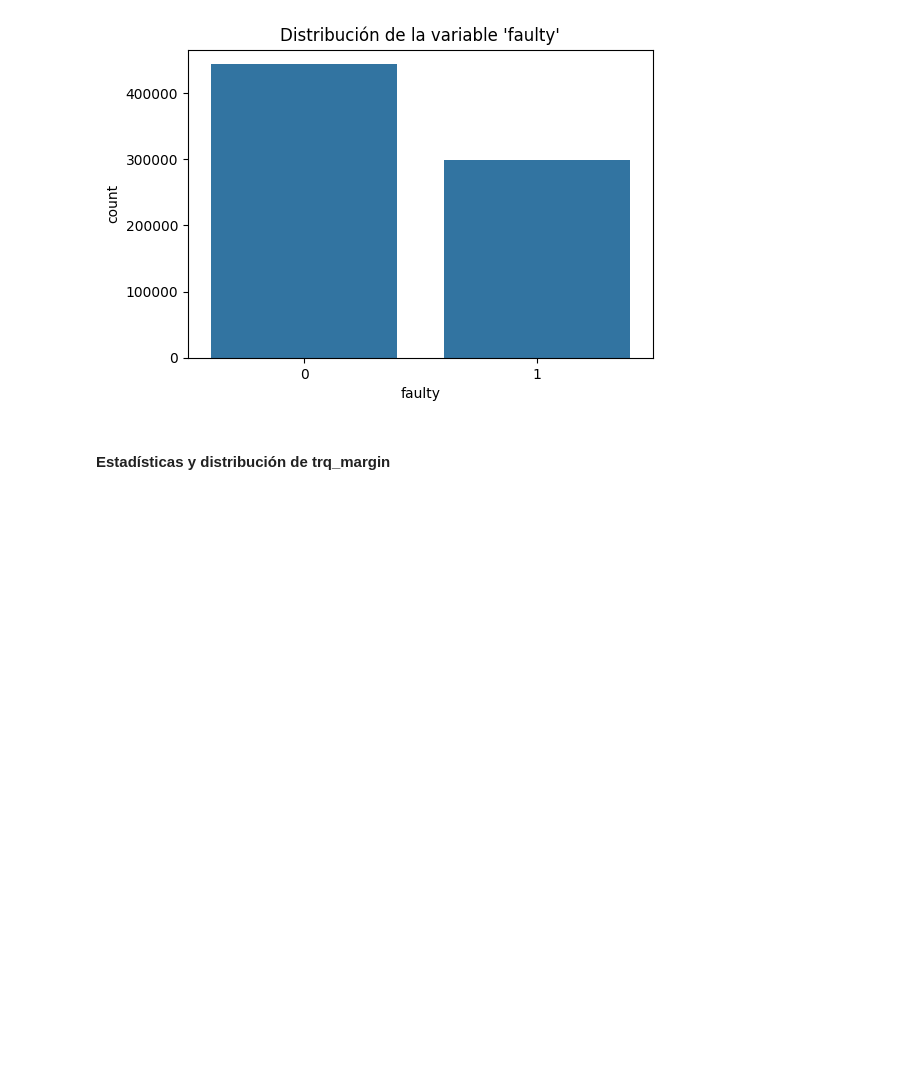
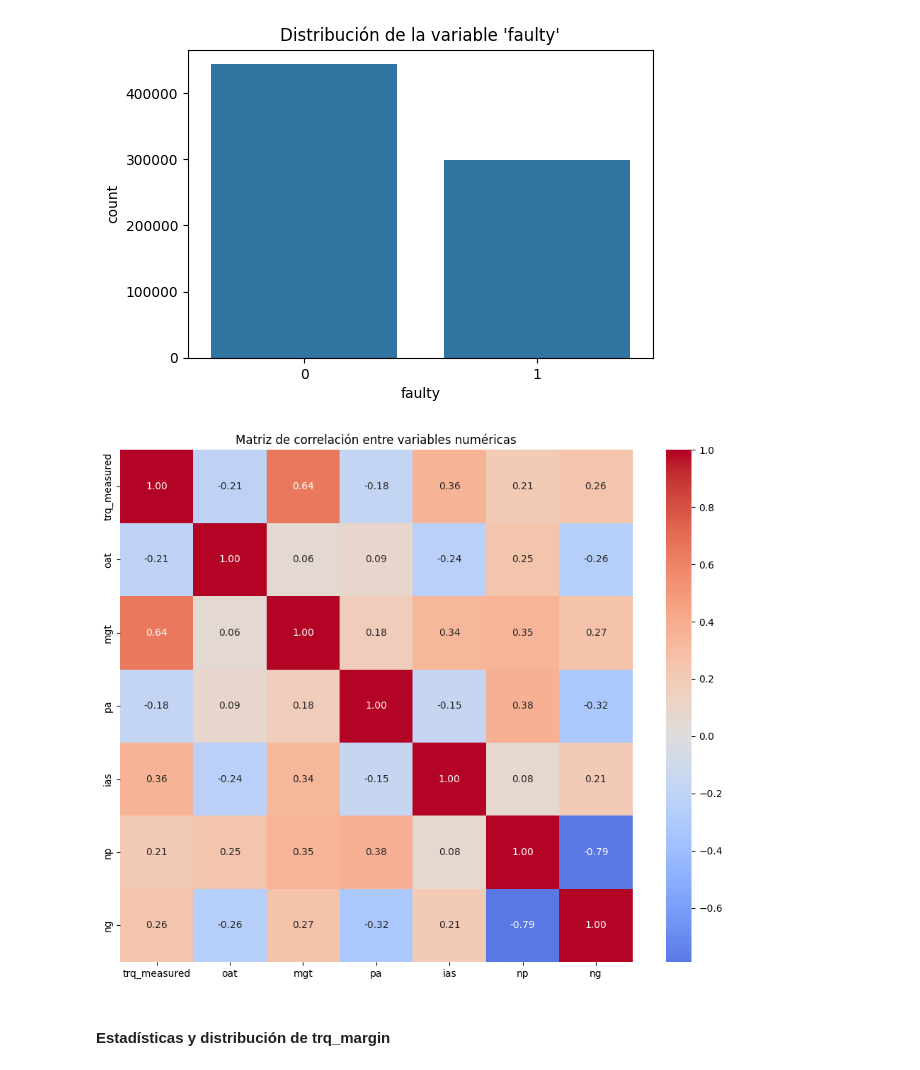
Before and after one commit to karentp/DataChallenge_2024, a Jupyter notebook: preprocessing/data-preprocessing.ipynb, the cells around one changed output. Cells and saved outputs as stored; diff of their text form; code cells hidden in the pictures; blank space fills up the shorter version.

```diff
--- a/preprocessing/data-preprocessing.ipynb
+++ b/preprocessing/data-preprocessing.ipynb
@@ -99,6 +99,19 @@ plt.title("Distribución de la variable 'faulty'")
 plt.show()
 # %% [output]
 [figure]
+# %%
+features_numeric = X_train.columns.drop('id')  # excluimos 'id' si aún está
+
+corr_matrix = df[features_numeric].corr()
+
+plt.figure(figsize=(10, 8))
+sns.heatmap(corr_matrix, annot=True, fmt=".2f", cmap="coolwarm", center=0, square=True)
+plt.title("Matriz de correlación entre variables numéricas")
+plt.tight_layout()
+
+plt.show()
+# %% [output]
+[figure, added]
 # %% [markdown]
 #### Estadísticas y distribución de trq_margin
 # %%
```
Also changed, not shown: 13 other files.
